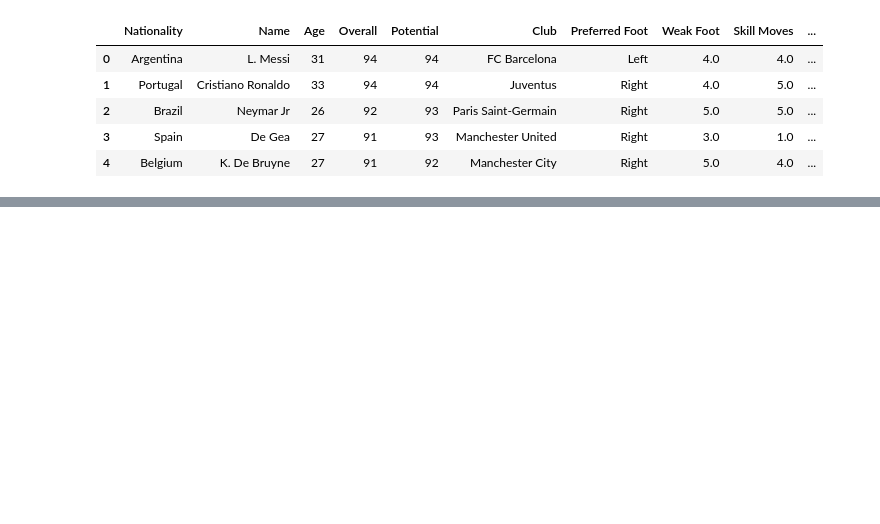
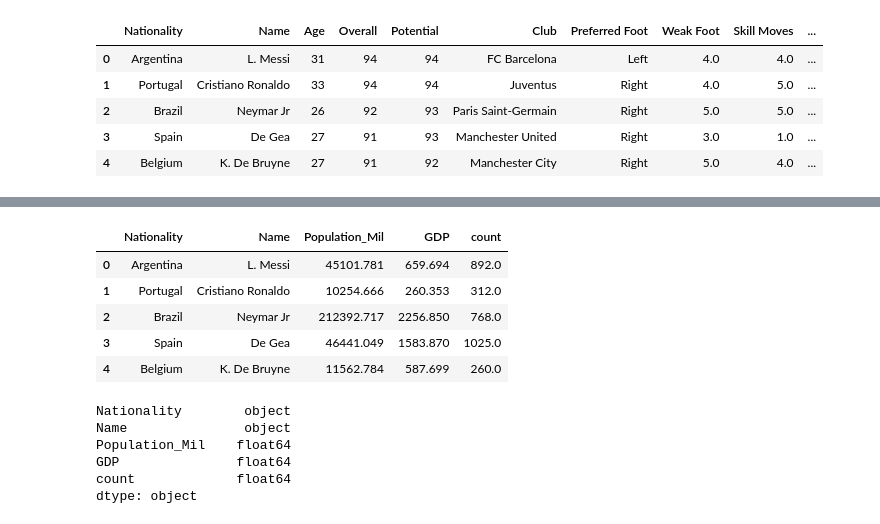
Before and after one commit to nmaize/Project-One_Group5, a Jupyter notebook: FIFA_RESEARCH.ipynb, the cells around one changed output, grey strips where cells are left out. Drawn from its saved outputs; the diff is of its cells as text; code cells hidden in the pictures; blank space fills up the shorter version.

```diff
--- a/FIFA_RESEARCH.ipynb
+++ b/FIFA_RESEARCH.ipynb
@@ -160,0 +215,20 @@ master_clean_df.head()
+# %%
+# Isolating columns for coralation between GDP and count of players
+slav_df =  master_clean_df.loc[:,['Nationality', 'Name', 'Population_Mil', 'GDP']]
+slav_df = slav_df.drop_duplicates(keep="first")
+slav_df = slav_df.dropna(how = 'any')
+
+# Creating player coutn dataframe
+player_ct = pd.DataFrame({'count' : slav_df.groupby(['Nationality']).size()}).reset_index()
+
+# Merging player_ct df with slav_df
+slav_df = pd.merge(slav_df, player_ct, on = "Nationality", how = "left", suffixes=("_",""))
+slav_df["count"] = slav_df["count"].astype(float)
+slav_df.head()
+# %% [output]
+|  | Nationality | Name | Population_Mil | GDP | count |
+| 0 | Argentina | L. Messi | 45101.781 | 659.694 | 892.0 |
+| 1 | Portugal | Cristiano Ronaldo | 10254.666 | 260.353 | 312.0 |
+| 2 | Brazil | Neymar Jr | 212392.717 | 2256.850 | 768.0 |
+| 3 | Spain | De Gea | 46441.049 | 1583.870 | 1025.0 |
+| 4 | Belgium | K. De Bruyne | 11562.784 | 587.699 | 260.0 |
@@ -160,0 +245,9 @@ master_clean_df.head()
+# %%
+slav_df.dtypes
+# %% [output]
+Nationality        object
+Name               object
+Population_Mil    float64
+GDP               float64
+count             float64
+dtype: object
```
Also changed, not shown: parts of 12 cells of this notebook, 3 other files.
